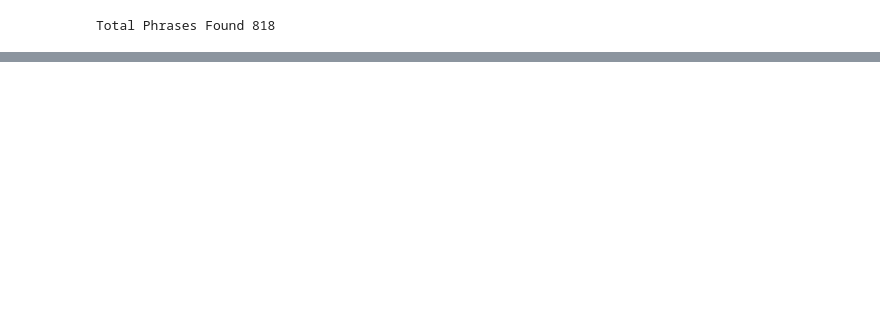
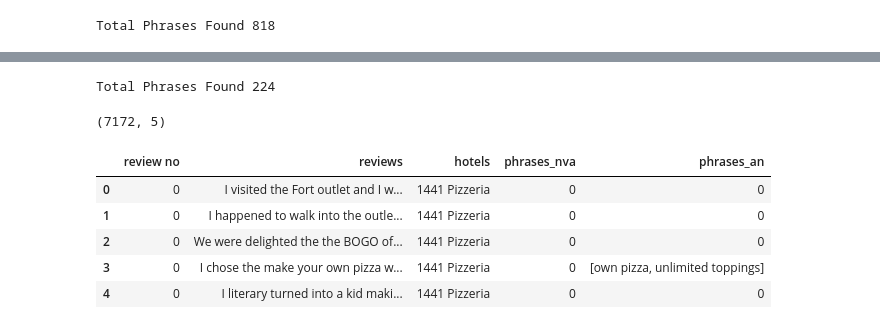
Before and after one commit to NishantJadhav369/Restaurant-Review-Summarization, a Jupyter notebook: EntityPhrases.ipynb, the cells around one changed output, grey strips where cells are left out. Saved outputs shown, nothing was run; the diff lists cells and outputs as text; code cells hidden in the pictures; blank space fills up the shorter version.

```diff
--- a/EntityPhrases.ipynb
+++ b/EntityPhrases.ipynb
@@ -198,0 +199,4 @@ Total Phrases Found 224
+# %%
+print("Total Phrases Found",c)
+# %% [output]
+Total Phrases Found 224
@@ -198,0 +209,22 @@ Total Phrases Found 224
+# %%
+df0 =  pd.DataFrame(review_no,columns=['review no'])
+df1 = pd.DataFrame([' '.join(review) for review in reviews],columns=['reviews'])
+df2 = pd.DataFrame(hotels,columns=['hotels'])
+df3 = pd.DataFrame(phrases_nva,columns=['phrases_nva'])
+df4 = pd.DataFrame(phrases_an,columns=['phrases_an'])
+final = pd.concat([df0,df1,df2,df3,df4],axis=1)
+print(final.shape)
+final.head()
+final['phrases_nva'] =final.phrases_nva.apply(replace_null)
+final['phrases_an'] =final.phrases_an.apply(replace_null)
+# %% [output]
+(7172, 5)
+# %%
+final.head()
+# %% [output]
+|  | review no | reviews | hotels | phrases_nva | phrases_an |
+| 0 | 0 | I visited the Fort outlet and I w... | 1441 Pizzeria | 0 | 0 |
+| 1 | 0 | I happened to walk into the outle... | 1441 Pizzeria | 0 | 0 |
+| 2 | 0 | We were delighted the the BOGO of... | 1441 Pizzeria | 0 | 0 |
+| 3 | 0 | I chose the make your own pizza w... | 1441 Pizzeria | 0 | [own pizza, unlimited toppings] |
+| 4 | 0 | I literary turned into a kid maki... | 1441 Pizzeria | 0 | 0 |
```
Also changed, not shown: parts of 14 cells of this notebook.
